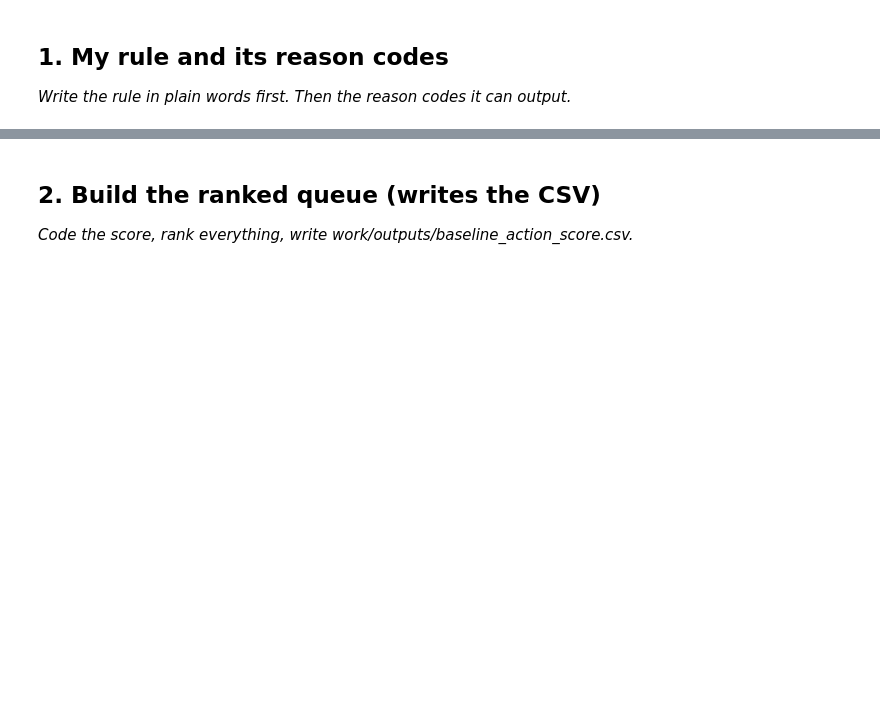
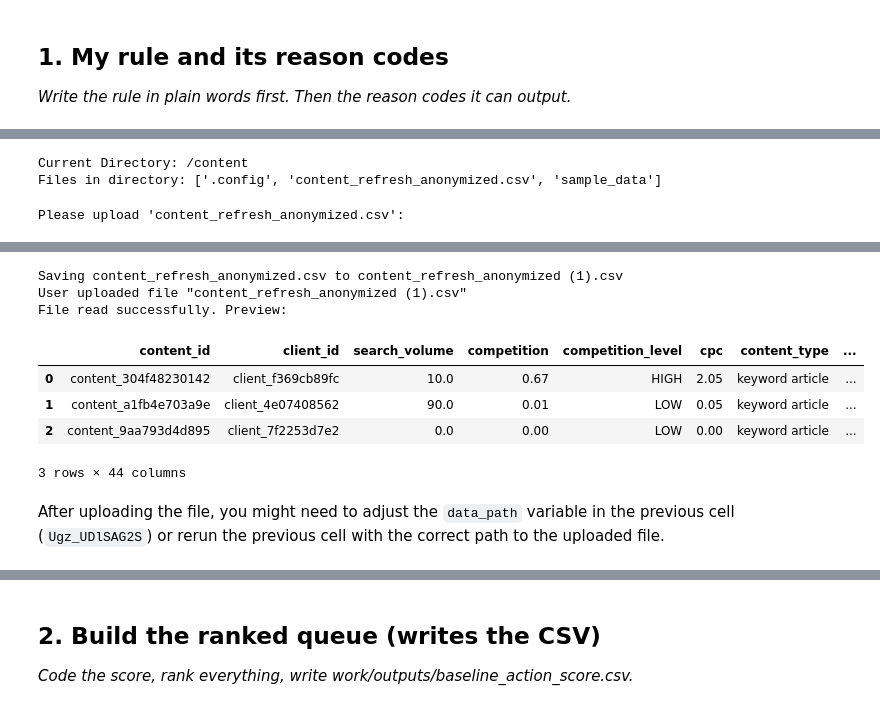
Before and after one commit to ahsan-shakeel/Flyrank_ML_internship, a Jupyter notebook: work/notebooks/w04_baseline_score.ipynb, the cells around one changed output, grey strips where cells are left out. Cells and saved outputs as stored; diff of their text form; code cells hidden in the pictures; blank space fills up the shorter version.

```diff
--- a/work/notebooks/w04_baseline_score.ipynb
+++ b/work/notebooks/w04_baseline_score.ipynb
@@ -15,0 +90,24 @@ This skeleton is yours to fill. Work the sections **in order** — each one has
+# %%
+import os
+# Check current directory contents
+print(f"Current Directory: {os.getcwd()}")
+print(f"Files in directory: {os.listdir('.')}")
+# %% [output]
+Current Directory: /content
+Files in directory: ['.config', 'content_refresh_anonymized.csv', 'sample_data']
+# %%
+from google.colab import files
+import pandas as pd
+import io
+
+print("Please upload 'content_refresh_anonymized.csv':")
+uploaded = files.upload()
+
+for filename in uploaded.keys():
+    print(f'User uploaded file "{filename}"')
+    # Test reading it to confirm accessibility
+    test_df = pd.read_csv(io.BytesIO(uploaded[filename]))
+    print("File read successfully. Preview:")
+    display(test_df.head(3))
+# %% [output]
+Please upload 'content_refresh_anonymized.csv':
@@ -15,0 +115,10 @@ This skeleton is yours to fill. Work the sections **in order** — each one has
+Saving content_refresh_anonymized.csv to content_refresh_anonymized (1).csv
+User uploaded file "content_refresh_anonymized (1).csv"
+File read successfully. Preview:
+|  | content_id | client_id | search_volume | competition | competition_level | cpc | content_type | ... |
+| 0 | content_304f48230142 | client_f369cb89fc | 10.0 | 0.67 | HIGH | 2.05 | keyword article | ... |
+| 1 | content_a1fb4e703a9e | client_4e07408562 | 90.0 | 0.01 | LOW | 0.05 | keyword article | ... |
+| 2 | content_9aa793d4d895 | client_7f2253d7e2 | 0.0 | 0.00 | LOW | 0.00 | keyword article | ... |
+3 rows × 44 columns
+# %% [markdown]
+After uploading the file, you might need to adjust the `data_path` variable in the previous cell (`Ugz_UDlSAG2S`) or rerun the previous cell with the correct path to the uploaded file.
```
Also changed, not shown: parts of 15 cells of this notebook.
